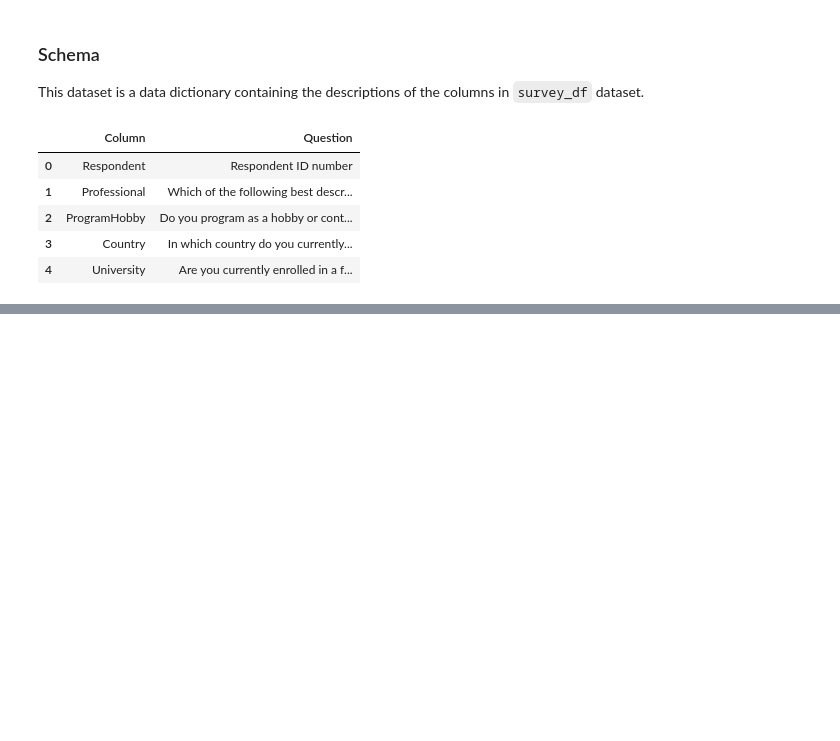
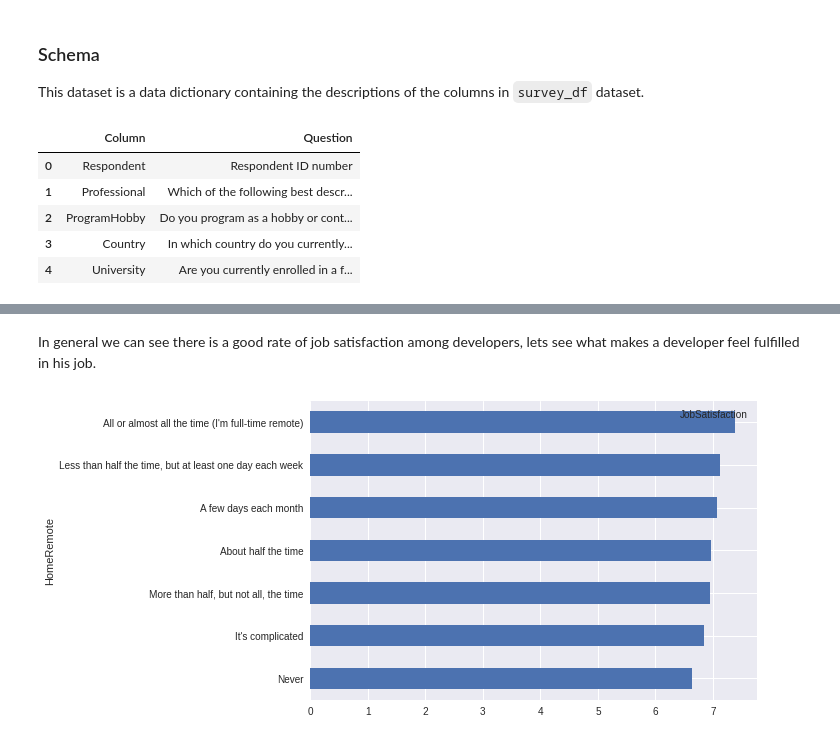
Before and after one commit to sgm1191/airbnb_data, a Jupyter notebook: data_understanding.ipynb, the cells around one changed output, grey strips where cells are left out. Cells and saved outputs as stored; diff of their text form; code cells hidden in the pictures; blank space fills up the shorter version.

```diff
--- a/data_understanding.ipynb
+++ b/data_understanding.ipynb
@@ -60,0 +67,8 @@ schema_df.head()
+# %% [markdown]
+In general we can see there is a good rate of job satisfaction among developers, lets see what makes a developer feel fulfilled in his job.
+# %%
+job_sat = survey_df[["HomeRemote","JobSatisfaction"]].groupby("HomeRemote").mean()
+job_sat = job_sat.sort_values("JobSatisfaction")
+job_sat.plot.barh();
+# %% [output]
+[figure, added]
```
Also changed, not shown: parts of 15 cells of this notebook, 1 other file.
